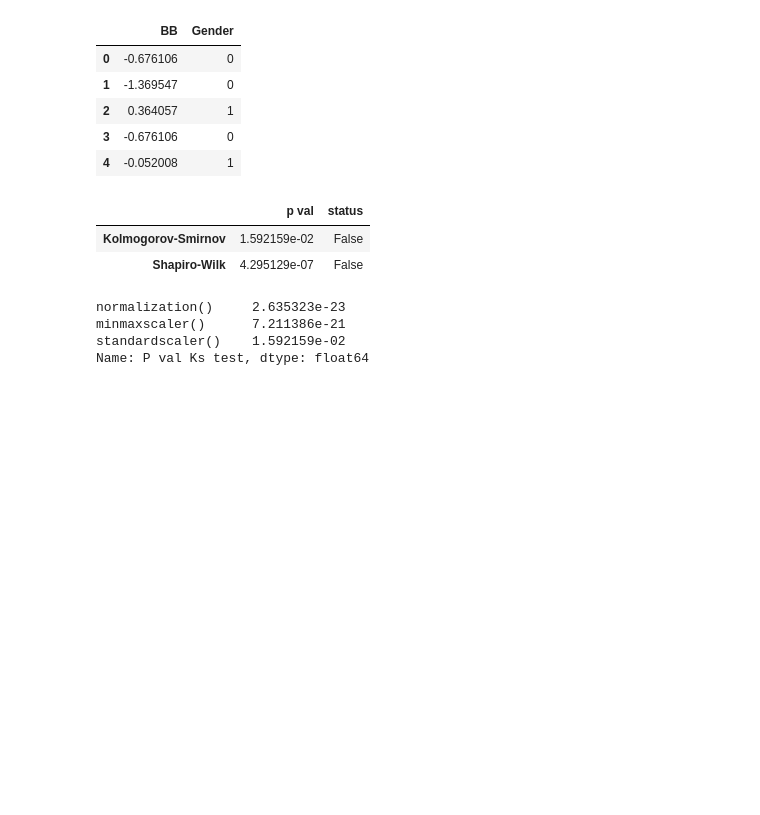
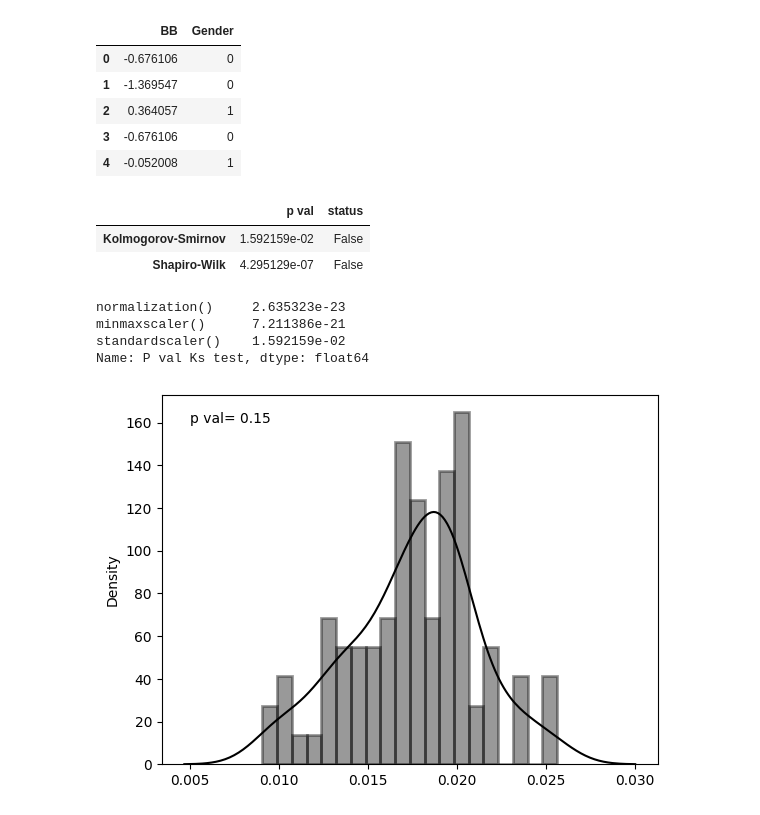
Before and after one commit to Rheyhan/padk, a Jupyter notebook: idkwhatthis.ipynb, the cells around one changed output. Saved outputs shown, nothing was run; the diff lists cells and outputs as text; code cells hidden in the pictures; blank space fills up the shorter version.

```diff
--- a/idkwhatthis.ipynb
+++ b/idkwhatthis.ipynb
@@ -162,3 +162,16 @@ normalization()     2.635323e-23
 minmaxscaler()      7.211386e-21
 standardscaler()    1.592159e-02
 Name: P val Ks test, dtype: float64
+# %%
+#Using transformation
+BB=df["BB"].values
+checknormalization(np.sqrt(BB)).idk #sqrt | Failed
+checknormalization(np.log(BB)).idk  #log  | Failed
+
+#Reciprocal 1/BB
+print(checknormalization(1/BB).idk)        #Sucess with Shapiro wilk (1.574114e-01)
+sns.distplot(1/BB, bins=20, color="black", hist_kws=dict(edgecolor="black", linewidth=2))
+plt.text(0.005, 160, "p val= 0.15")
+clear_output()
+# %% [output]
+[figure, added]
```
